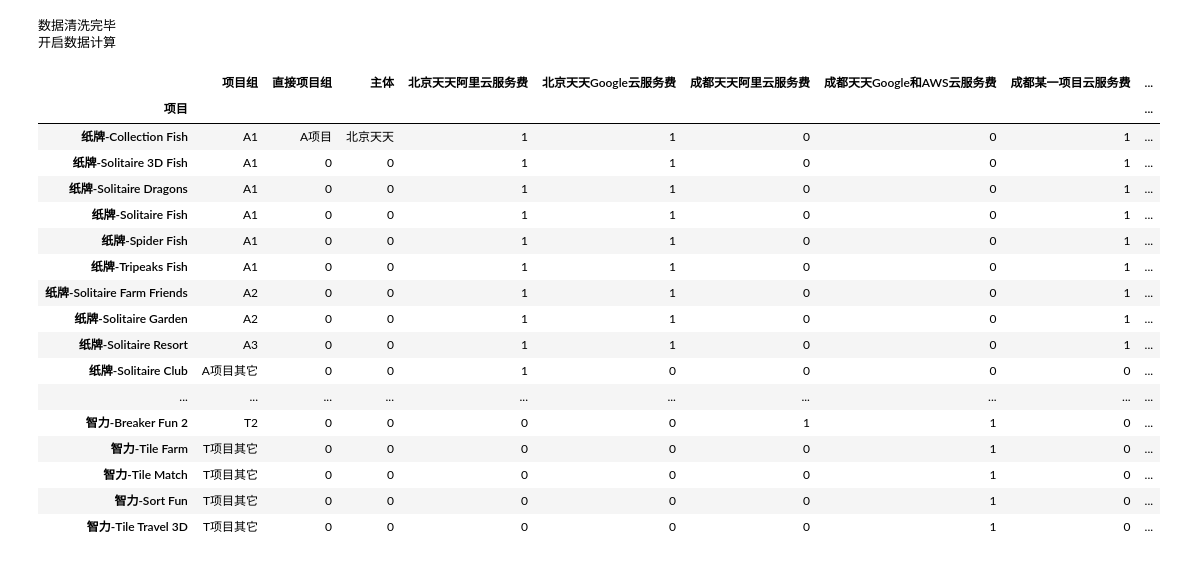
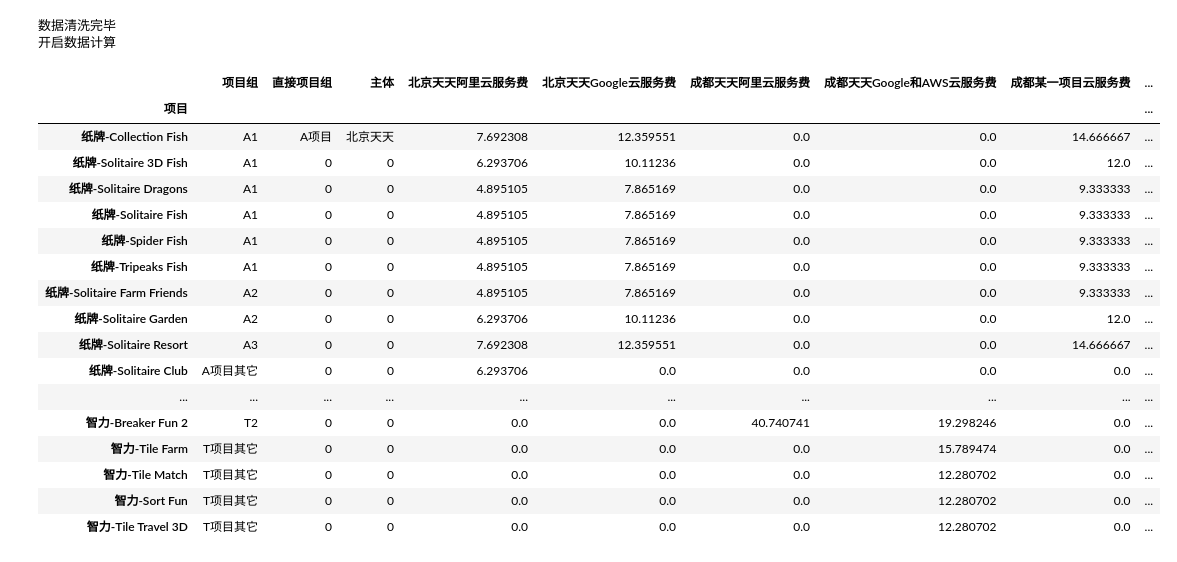
Before and after one commit to liaozhonghui/python-excel, a Jupyter notebook: 云服务费用.ipynb, the cells around one changed output. Drawn from its saved outputs; the diff is of its cells as text; code cells hidden in the pictures.

```diff
--- a/云服务费用.ipynb
+++ b/云服务费用.ipynb
@@ -107,30 +107,35 @@ project_config
 | 智力-Sort Fun | T项目其它 | 0 | 0 | 0 | 0 | 0 | 1 | 0 | ... |
 | 智力-Tile Travel 3D | T项目其它 | 0 | 0 | 0 | 0 | 0 | 1 | 0 | ... |
 # %%
-project_config_fee = pd.merge(project_config,revenue_percent_df, left_index=True, right_index=True, how='left')
+project_config_fee_percent = pd.merge(project_config,revenue_percent_df, left_index=True, right_index=True, how='left')
+project_config_fee_percent
 print('数据清洗完毕')
 print('开启数据计算')
 # %% [output]
 数据清洗完毕
 开启数据计算
-# %%
-project_config_fee
-# %% [output]
-|  | 项目组 | 直接项目组 | 主体 | 北京天天阿里云服务费 | 北京天天Google云服务费 | 成都天天阿里云服务费 | 成都天天Google和AWS云服务费 | 成都某一项目云服务费 | ... |
-| 项目 |  |  |  |  |  |  |  |  | ... |
-| 纸牌-Collection Fish | A1 | A项目 | 北京天天 | 1 | 1 | 0 | 0 | 1 | ... |
-| 纸牌-Solitaire 3D Fish | A1 | 0 | 0 | 1 | 1 | 0 | 0 | 1 | ... |
-| 纸牌-Solitaire Dragons | A1 | 0 | 0 | 1 | 1 | 0 | 0 | 1 | ... |
-| 纸牌-Solitaire Fish | A1 | 0 | 0 | 1 | 1 | 0 | 0 | 1 | ... |
-| 纸牌-Spider Fish | A1 | 0 | 0 | 1 | 1 | 0 | 0 | 1 | ... |
-| 纸牌-Tripeaks Fish | A1 | 0 | 0 | 1 | 1 | 0 | 0 | 1 | ... |
-| 纸牌-Solitaire Farm Friends | A2 | 0 | 0 | 1 | 1 | 0 | 0 | 1 | ... |
-| 纸牌-Solitaire Garden | A2 | 0 | 0 | 1 | 1 | 0 | 0 | 1 | ... |
-| 纸牌-Solitaire Resort | A3 | 0 | 0 | 1 | 1 | 0 | 0 | 1 | ... |
-| 纸牌-Solitaire Club | A项目其它 | 0 | 0 | 1 | 0 | 0 | 0 | 0 | ... |
-| ... | ... | ... | ... | ... | ... | ... | ... | ... | ... |
-| 智力-Breaker Fun 2 | T2 | 0 | 0 | 0 | 0 | 1 | 1 | 0 | ... |
-| 智力-Tile Farm | T项目其它 | 0 | 0 | 0 | 0 | 0 | 1 | 0 | ... |
-| 智力-Tile Match | T项目其它 | 0 | 0 | 0 | 0 | 0 | 1 | 0 | ... |
-| 智力-Sort Fun | T项目其它 | 0 | 0 | 0 | 0 | 0 | 1 | 0 | ... |
-| 智力-Tile Travel 3D | T项目其它 | 0 | 0 | 0 | 0 | 0 | 1 | 0 | ... |
+# %%
+for col in project_config_fee_percent.columns.values[3:-1]:
+    fee_percent = project_config_fee_percent[col] * project_config_fee_percent['占比']
+    project_config_fee_percent[col] = fee_percent / fee_percent.sum() * 100
+
+project_config_fee_percent
+# %% [output]
+|  | 项目组 | 直接项目组 | 主体 | 北京天天阿里云服务费 | 北京天天Google云服务费 | 成都天天阿里云服务费 | 成都天天Google和AWS云服务费 | 成都某一项目云服务费 | ... |
+| 项目 |  |  |  |  |  |  |  |  | ... |
+| 纸牌-Collection Fish | A1 | A项目 | 北京天天 | 7.692308 | 12.359551 | 0.0 | 0.0 | 14.666667 | ... |
+| 纸牌-Solitaire 3D Fish | A1 | 0 | 0 | 6.293706 | 10.11236 | 0.0 | 0.0 | 12.0 | ... |
+| 纸牌-Solitaire Dragons | A1 | 0 | 0 | 4.895105 | 7.865169 | 0.0 | 0.0 | 9.333333 | ... |
+| 纸牌-Solitaire Fish | A1 | 0 | 0 | 4.895105 | 7.865169 | 0.0 | 0.0 | 9.333333 | ... |
+| 纸牌-Spider Fish | A1 | 0 | 0 | 4.895105 | 7.865169 | 0.0 | 0.0 | 9.333333 | ... |
+| 纸牌-Tripeaks Fish | A1 | 0 | 0 | 4.895105 | 7.865169 | 0.0 | 0.0 | 9.333333 | ... |
+| 纸牌-Solitaire Farm Friends | A2 | 0 | 0 | 4.895105 | 7.865169 | 0.0 | 0.0 | 9.333333 | ... |
+| 纸牌-Solitaire Garden | A2 | 0 | 0 | 6.293706 | 10.11236 | 0.0 | 0.0 | 12.0 | ... |
+| 纸牌-Solitaire Resort | A3 | 0 | 0 | 7.692308 | 12.359551 | 0.0 | 0.0 | 14.666667 | ... |
+| 纸牌-Solitaire Club | A项目其它 | 0 | 0 | 6.293706 | 0.0 | 0.0 | 0.0 | 0.0 | ... |
+| ... | ... | ... | ... | ... | ... | ... | ... | ... | ... |
+| 智力-Breaker Fun 2 | T2 | 0 | 0 | 0.0 | 0.0 | 40.740741 | 19.298246 | 0.0 | ... |
+| 智力-Tile Farm | T项目其它 | 0 | 0 | 0.0 | 0.0 | 0.0 | 15.789474 | 0.0 | ... |
+| 智力-Tile Match | T项目其它 | 0 | 0 | 0.0 | 0.0 | 0.0 | 12.280702 | 0.0 | ... |
+| 智力-Sort Fun | T项目其它 | 0 | 0 | 0.0 | 0.0 | 0.0 | 12.280702 | 0.0 | ... |
+| 智力-Tile Travel 3D | T项目其它 | 0 | 0 | 0.0 | 0.0 | 0.0 | 12.280702 | 0.0 | ... |
```
Also changed, not shown: parts of 11 cells of this notebook, 4 other files.
